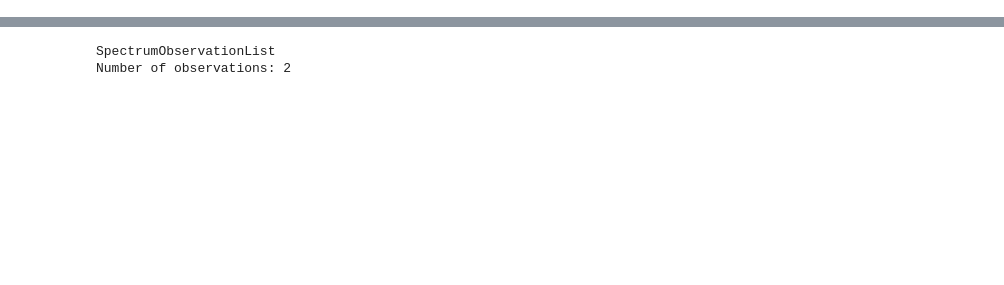
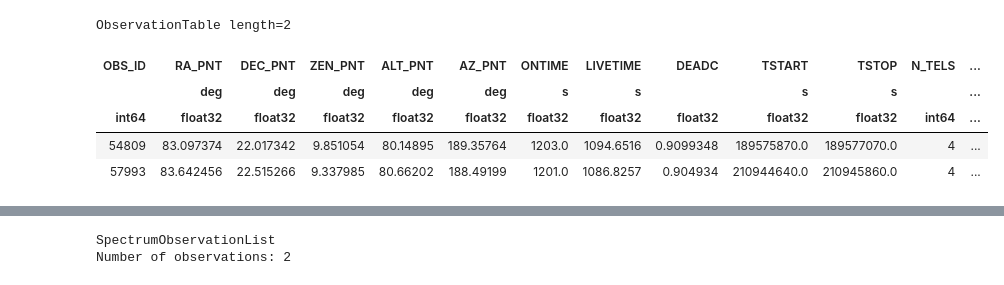
Before and after one commit to open-gamma-ray-astro/joint-crab, a Jupyter notebook: 1_data.ipynb, the cells around one changed output, grey strips where cells are left out. Saved outputs shown, nothing was run; the diff lists cells and outputs as text; code cells hidden in the pictures; blank space fills up the shorter version.

```diff
--- a/1_data.ipynb
+++ b/1_data.ipynb
@@ -16,0 +44,9 @@ veritas
+# %%
+data_store.obs_table
+# %% [output]
+ObservationTable length=2
+| OBS_ID | RA_PNT | DEC_PNT | ZEN_PNT | ALT_PNT | AZ_PNT | ONTIME | LIVETIME | DEADC | TSTART | TSTOP | N_TELS | ... |
+|  | deg | deg | deg | deg | deg | s | s |  | s | s |  | ... |
+| int64 | float32 | float32 | float32 | float32 | float32 | float32 | float32 | float32 | float32 | float32 | int64 | ... |
+| 54809 | 83.097374 | 22.017342 | 9.851054 | 80.14895 | 189.35764 | 1203.0 | 1094.6516 | 0.9099348 | 189575870.0 | 189577070.0 | 4 | ... |
+| 57993 | 83.642456 | 22.515266 | 9.337985 | 80.66202 | 188.49199 | 1201.0 | 1086.8257 | 0.904934 | 210944640.0 | 210945860.0 | 4 | ... |
```
Also changed, not shown: parts of 24 cells of this notebook.
